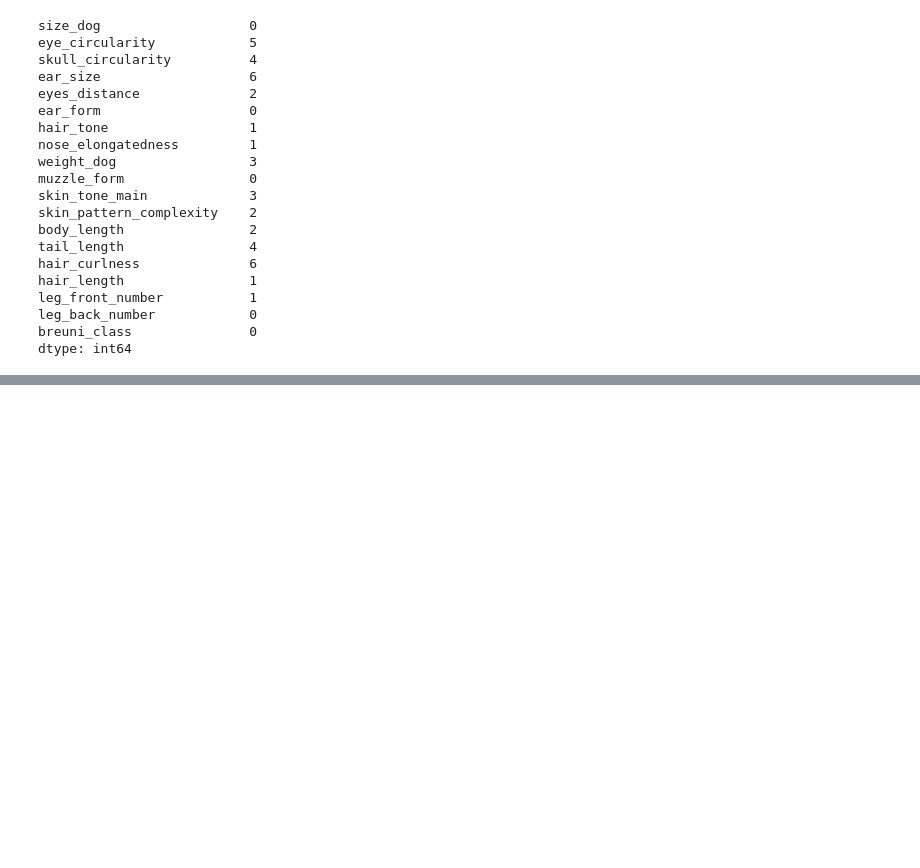
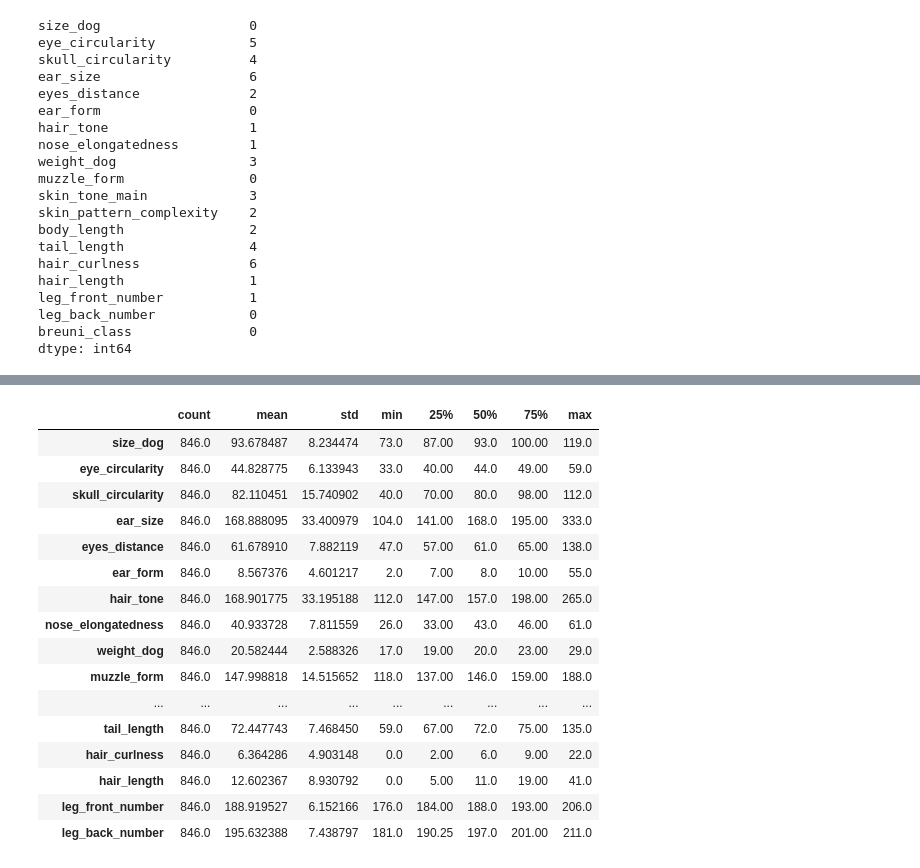
Before and after one commit to Luaa998/Kohonen-maps_Projekt, a Jupyter notebook: Clean_Dog_Data.ipynb, the cells around one changed output, grey strips where cells are left out. Cells and saved outputs as stored; diff of their text form; code cells hidden in the pictures; blank space fills up the shorter version.

```diff
--- a/Clean_Dog_Data.ipynb
+++ b/Clean_Dog_Data.ipynb
@@ -52,4 +76,5 @@ dtype: int64
+# %%
+imp = SimpleImputer(strategy='mean')
 # %%
-imp =
-imp.fit(df)
+imp.fit(dog_no_str)
 # %% [output]
@@ -56,0 +92,3 @@ NameError: name 'SimpleImputer' is not defined
+# %%
+dog_no_str_cleared= pd.DataFrame(imp.transform(dog_no_str),columns=dog_no_str.columns)
+dog_no_str_cleared.isna().sum()
@@ -56,0 +115,3 @@ NameError: name 'SimpleImputer' is not defined
+# %%
+dog_cleared=dog_no_str_cleared.join(dog_str)
+dog_cleared
@@ -56,0 +132,20 @@ NameError: name 'SimpleImputer' is not defined
+# %%
+dog_cleared.describe().T
+# %% [output]
+|  | count | mean | std | min | 25% | 50% | 75% | max |
+| size_dog | 846.0 | 93.678487 | 8.234474 | 73.0 | 87.00 | 93.0 | 100.00 | 119.0 |
+| eye_circularity | 846.0 | 44.828775 | 6.133943 | 33.0 | 40.00 | 44.0 | 49.00 | 59.0 |
+| skull_circularity | 846.0 | 82.110451 | 15.740902 | 40.0 | 70.00 | 80.0 | 98.00 | 112.0 |
+| ear_size | 846.0 | 168.888095 | 33.400979 | 104.0 | 141.00 | 168.0 | 195.00 | 333.0 |
+| eyes_distance | 846.0 | 61.678910 | 7.882119 | 47.0 | 57.00 | 61.0 | 65.00 | 138.0 |
+| ear_form | 846.0 | 8.567376 | 4.601217 | 2.0 | 7.00 | 8.0 | 10.00 | 55.0 |
+| hair_tone | 846.0 | 168.901775 | 33.195188 | 112.0 | 147.00 | 157.0 | 198.00 | 265.0 |
+| nose_elongatedness | 846.0 | 40.933728 | 7.811559 | 26.0 | 33.00 | 43.0 | 46.00 | 61.0 |
+| weight_dog | 846.0 | 20.582444 | 2.588326 | 17.0 | 19.00 | 20.0 | 23.00 | 29.0 |
+| muzzle_form | 846.0 | 147.998818 | 14.515652 | 118.0 | 137.00 | 146.0 | 159.00 | 188.0 |
+| ... | ... | ... | ... | ... | ... | ... | ... | ... |
+| tail_length | 846.0 | 72.447743 | 7.468450 | 59.0 | 67.00 | 72.0 | 75.00 | 135.0 |
+| hair_curlness | 846.0 | 6.364286 | 4.903148 | 0.0 | 2.00 | 6.0 | 9.00 | 22.0 |
+| hair_length | 846.0 | 12.602367 | 8.930792 | 0.0 | 5.00 | 11.0 | 19.00 | 41.0 |
+| leg_front_number | 846.0 | 188.919527 | 6.152166 | 176.0 | 184.00 | 188.0 | 193.00 | 206.0 |
+| leg_back_number | 846.0 | 195.632388 | 7.438797 | 181.0 | 190.25 | 197.0 | 201.00 | 211.0 |
```
Also changed, not shown: parts of 14 cells of this notebook.
